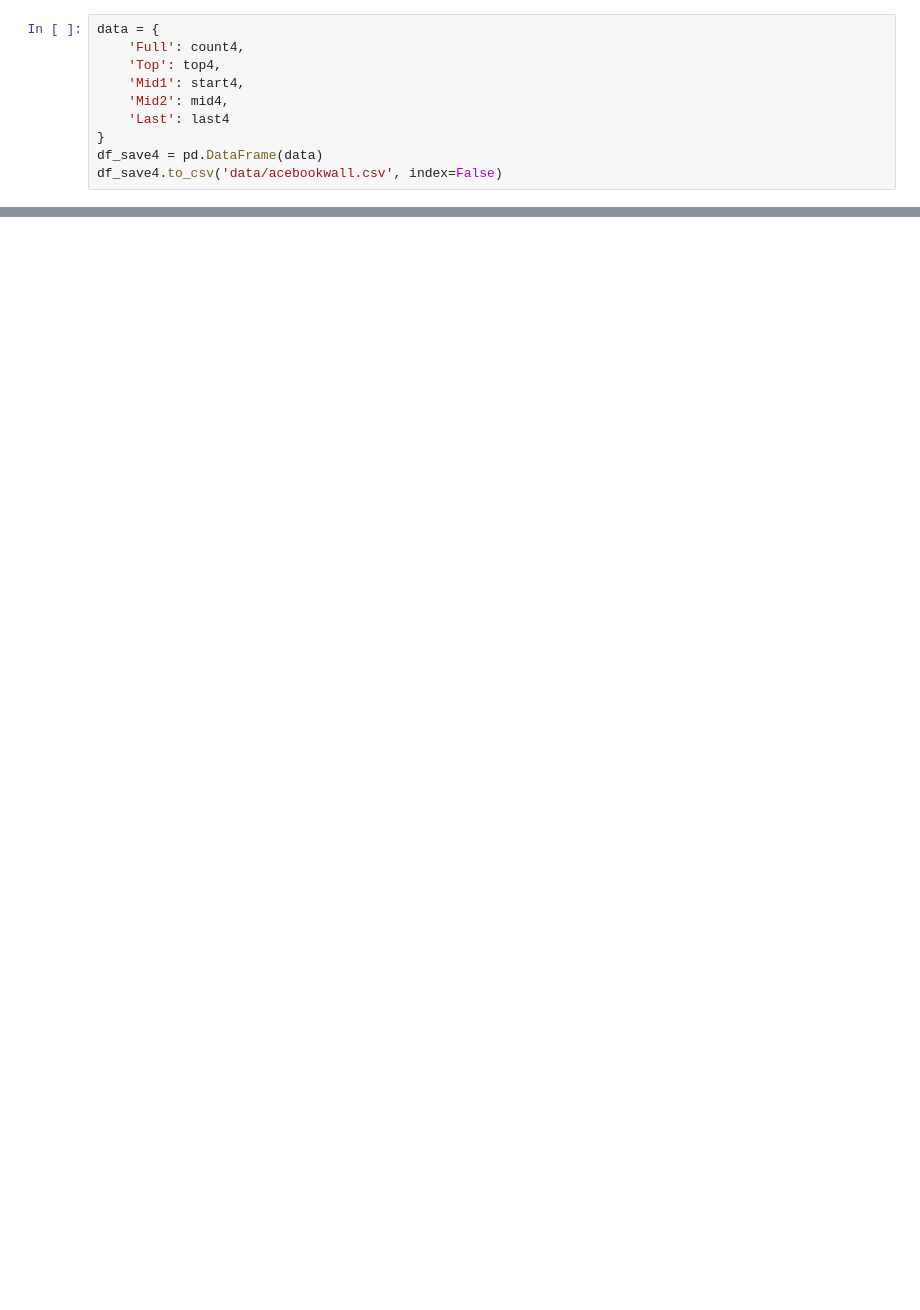
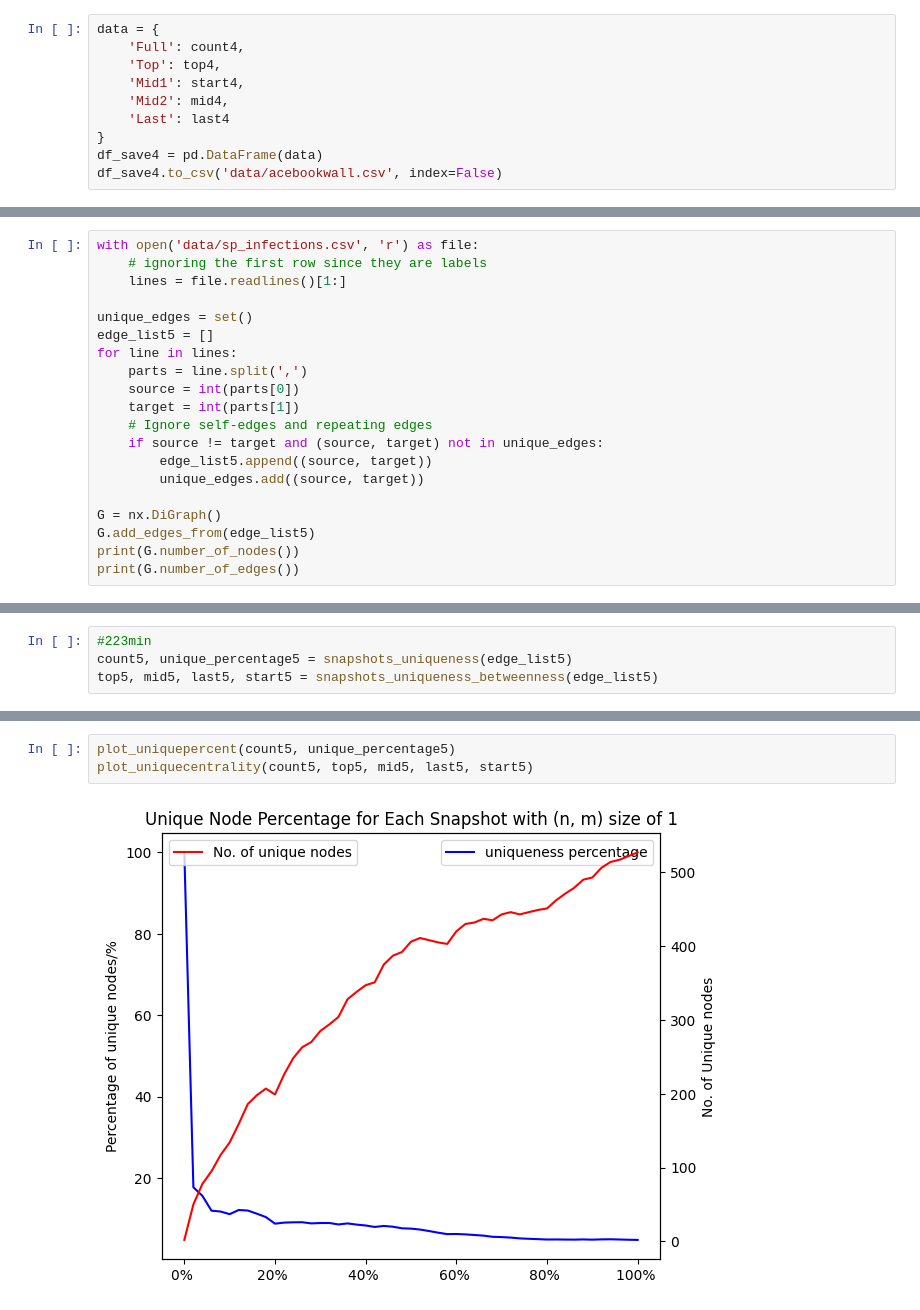
Before and after one commit to JaviAnton/tempo-network-anonymity, a Jupyter notebook: toydata.ipynb, the cells around one changed output, grey strips where cells are left out. Drawn from its saved outputs; the diff is of its cells as text; blank space fills up the shorter version.

```diff
--- a/toydata.ipynb
+++ b/toydata.ipynb
@@ -703,0 +729,20 @@ ValueError: The number of FixedLocator locations (11), usually from a call to se
+# %%
+with open('data/sp_infections.csv', 'r') as file:
+    # ignoring the first row since they are labels
+    lines = file.readlines()[1:]
+
+unique_edges = set()
+edge_list5 = []
+for line in lines:
+    parts = line.split(',')
+    source = int(parts[0])
+    target = int(parts[1])
+    # Ignore self-edges and repeating edges
+    if source != target and (source, target) not in unique_edges:
+        edge_list5.append((source, target))
+        unique_edges.add((source, target))
+
+G = nx.DiGraph()
+G.add_edges_from(edge_list5)
+print(G.number_of_nodes())
+print(G.number_of_edges())
@@ -703,0 +752,4 @@ ValueError: The number of FixedLocator locations (11), usually from a call to se
+# %%
+#223min
+count5, unique_percentage5 = snapshots_uniqueness(edge_list5)
+top5, mid5, last5, start5 = snapshots_uniqueness_betweenness(edge_list5)
@@ -703,0 +784,5 @@ ValueError: The number of FixedLocator locations (11), usually from a call to se
+# %%
+plot_uniquepercent(count5, unique_percentage5)
+plot_uniquecentrality(count5, top5, mid5, last5, start5)
+# %% [output]
+[figure, added]
```
Also changed, not shown: parts of 12 cells of this notebook.
